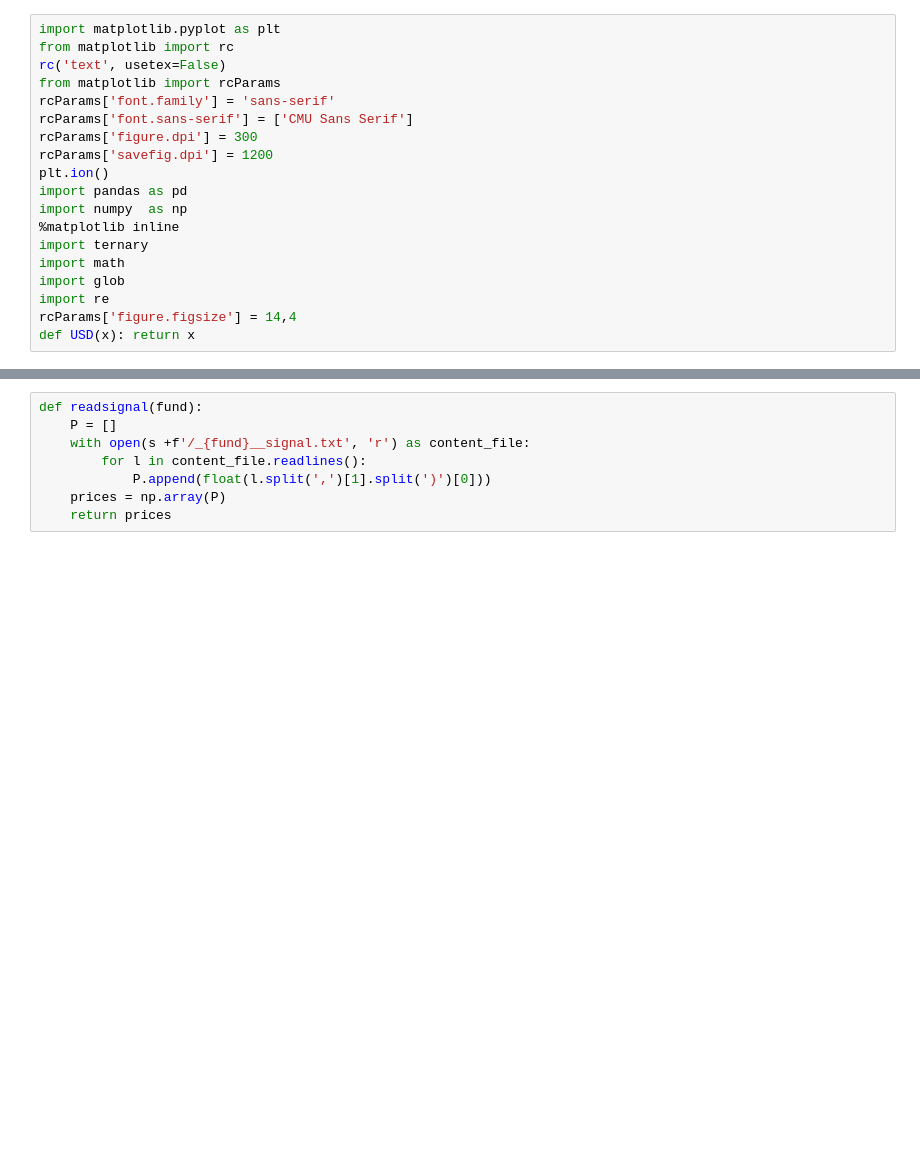
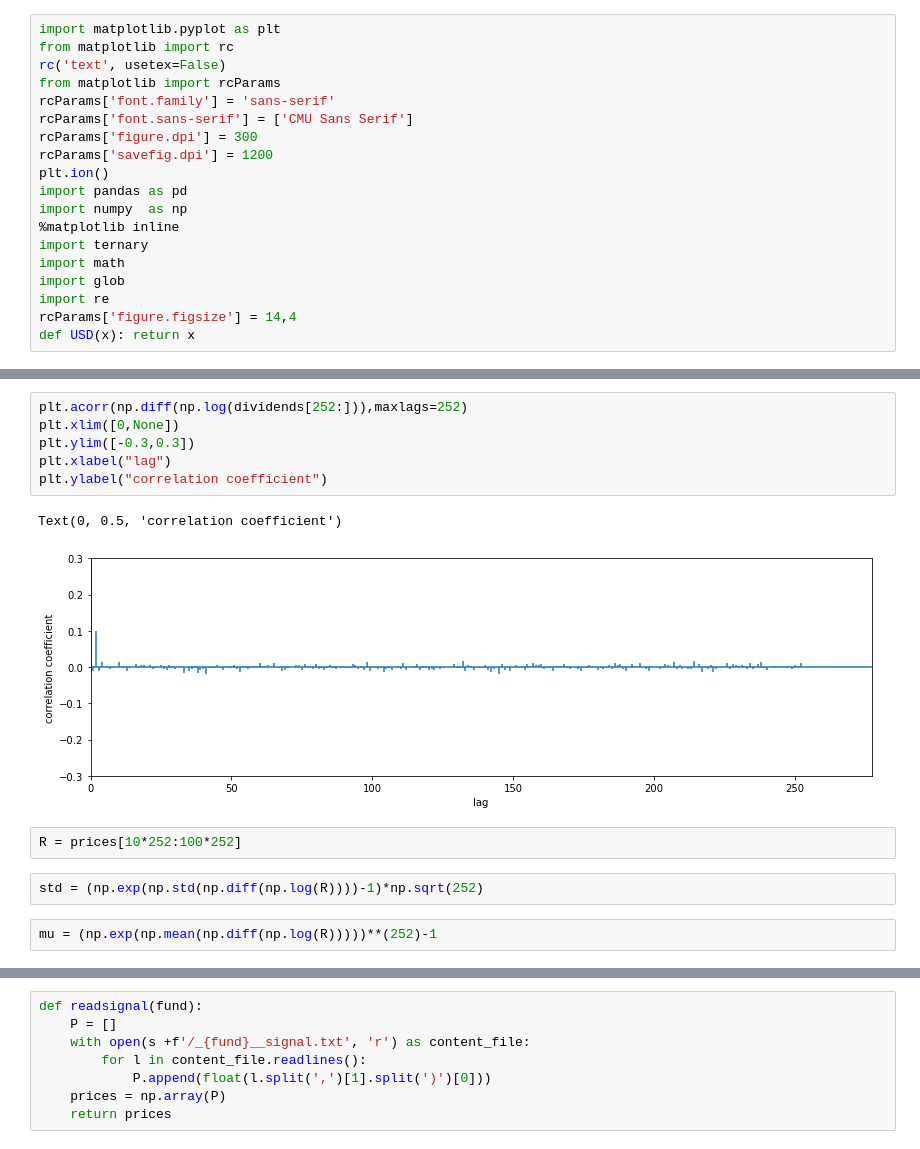
Before and after one commit to INET-Complexity/market-ecology, a Jupyter notebook: analysis/Market Prices and Net Asset Value.ipynb, the cells around one changed output, grey strips where cells are left out. Cells and saved outputs as stored; diff of their text form; blank space fills up the shorter version.

```diff
--- a/analysis/Market Prices and Net Asset Value.ipynb
+++ b/analysis/Market Prices and Net Asset Value.ipynb
@@ -47,0 +59,15 @@ plt.legend()
+# %%
+plt.acorr(np.diff(np.log(dividends[252:])),maxlags=252)
+plt.xlim([0,None])
+plt.ylim([-0.3,0.3])
+plt.xlabel("lag")
+plt.ylabel("correlation coefficient")
+# %% [output]
+Text(0, 0.5, 'correlation coefficient')
+[figure, added]
+# %%
+R = prices[10*252:100*252]
+# %%
+std = (np.exp(np.std(np.diff(np.log(R))))-1)*np.sqrt(252)
+# %%
+mu = (np.exp(np.mean(np.diff(np.log(R)))))**(252)-1
```
Also changed, not shown: parts of 9 cells of this notebook, 4 other files.
